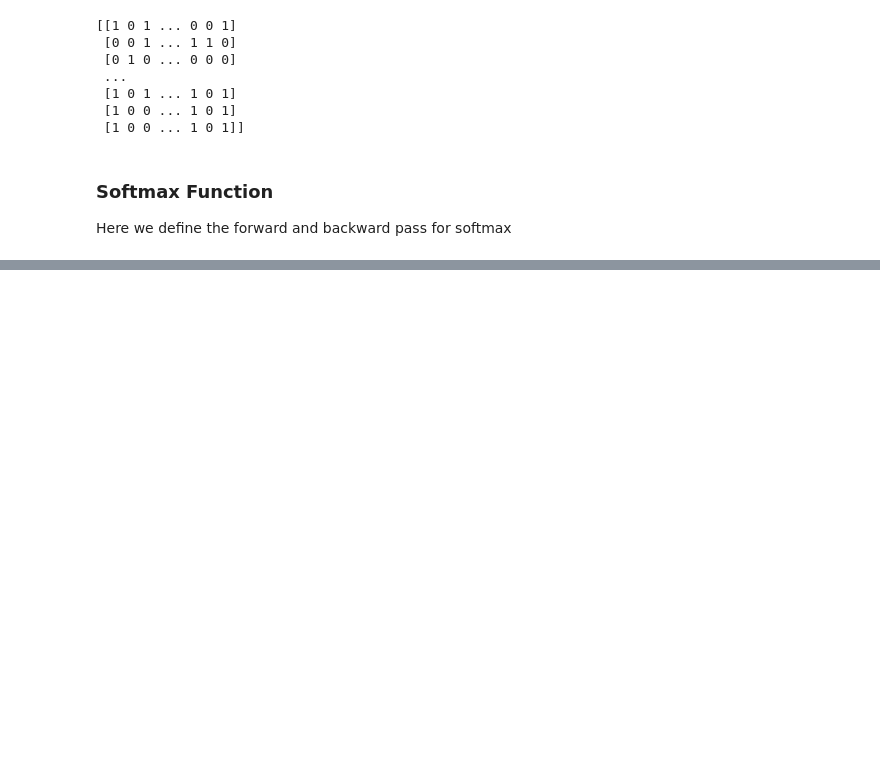
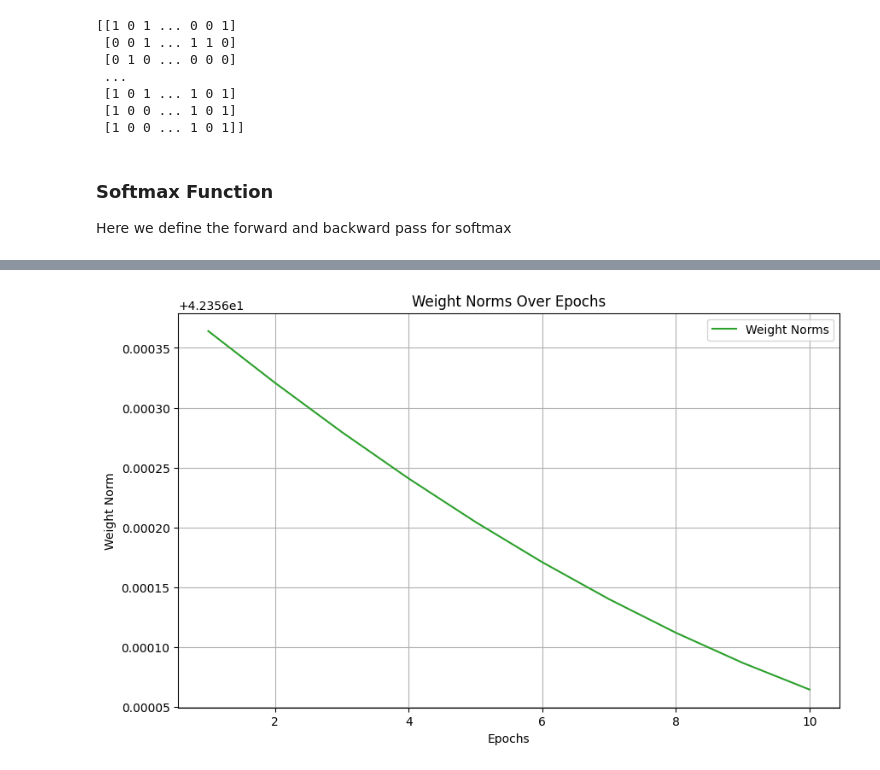
Before and after one commit to sleekyucee/programming4AI, a Jupyter notebook: Notebooks/Programming_and_Maths_INM702_CourseWork_TaskOne_Amua_U.ipynb, the cells around one changed output, grey strips where cells are left out. Drawn from its saved outputs; the diff is of its cells as text; code cells hidden in the pictures; blank space fills up the shorter version.

```diff
--- a/Notebooks/Programming_and_Maths_INM702_CourseWork_TaskOne_Amua_U.ipynb
+++ b/Notebooks/Programming_and_Maths_INM702_CourseWork_TaskOne_Amua_U.ipynb
@@ -1182,0 +1143,5 @@ y_train.shape
+# %%
+#plot weight norm
+network1.plot_weight_norms(history1)
+# %% [output]
+[figure, added]
```
Also changed, not shown: parts of 180 cells of this notebook, 1 other file.
